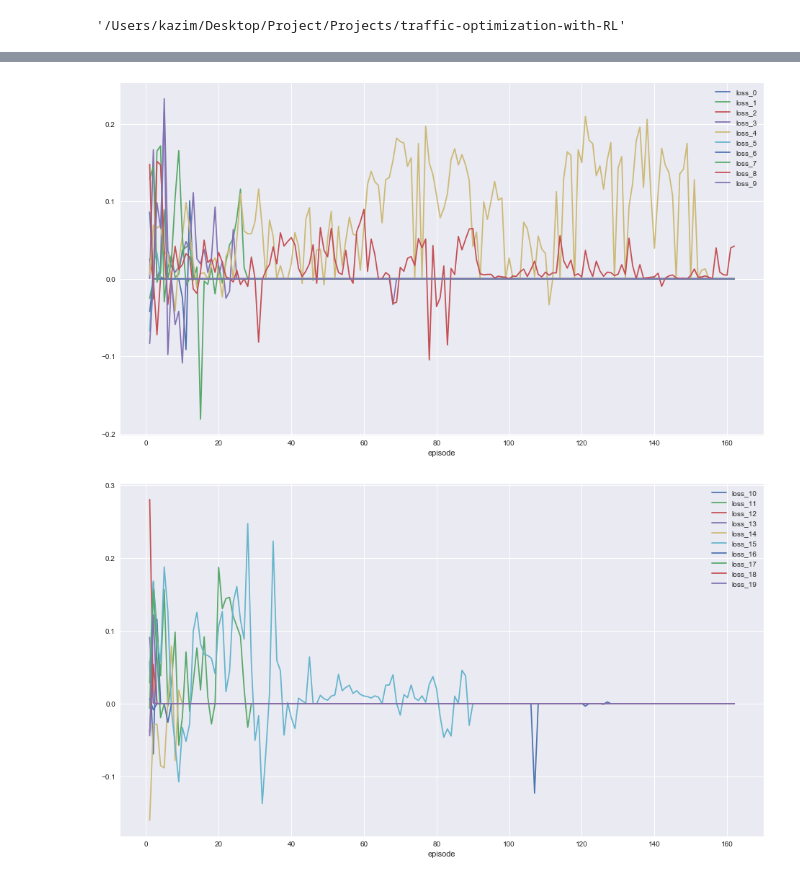
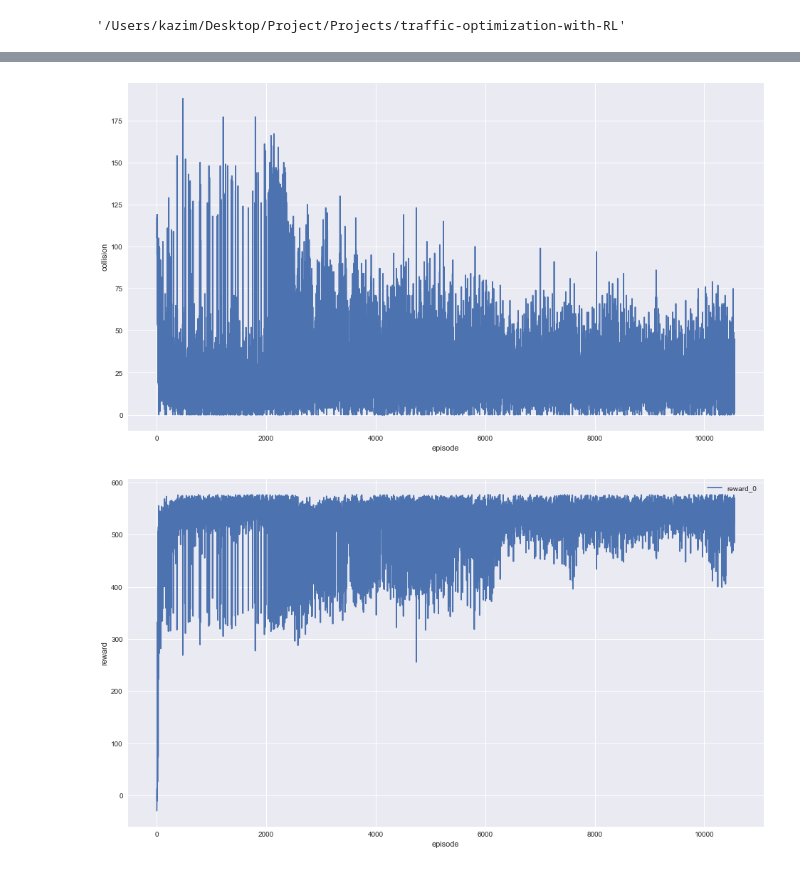
Before and after one commit to rubiruchi/traffic-optimization-with-RL, a Jupyter notebook: Data Analysis.ipynb, the cells around one changed output, grey strips where cells are left out. Drawn from its saved outputs; the diff is of its cells as text; code cells hidden in the pictures.

```diff
--- a/Data Analysis.ipynb
+++ b/Data Analysis.ipynb
@@ -47,6 +35,12 @@ stats.iloc[:,30:40].plot();
-# %%
-stats.iloc[:,40:50].plot();
-stats.iloc[:,50:60].plot();
-# %% [output]
-[figure, removed]
-[figure, removed]
+# %%
+#collision for agent0
+stats.iloc[:,0].plot();
+plt.ylabel('collision');
+# %% [output]
+[figure, added]
+# %%
+#reward for agent0
+stats.iloc[:,10:11].plot();
+plt.ylabel('reward');
+# %% [output]
+[figure, added]
```
Also changed, not shown: parts of 6 cells of this notebook, 1 other file.
